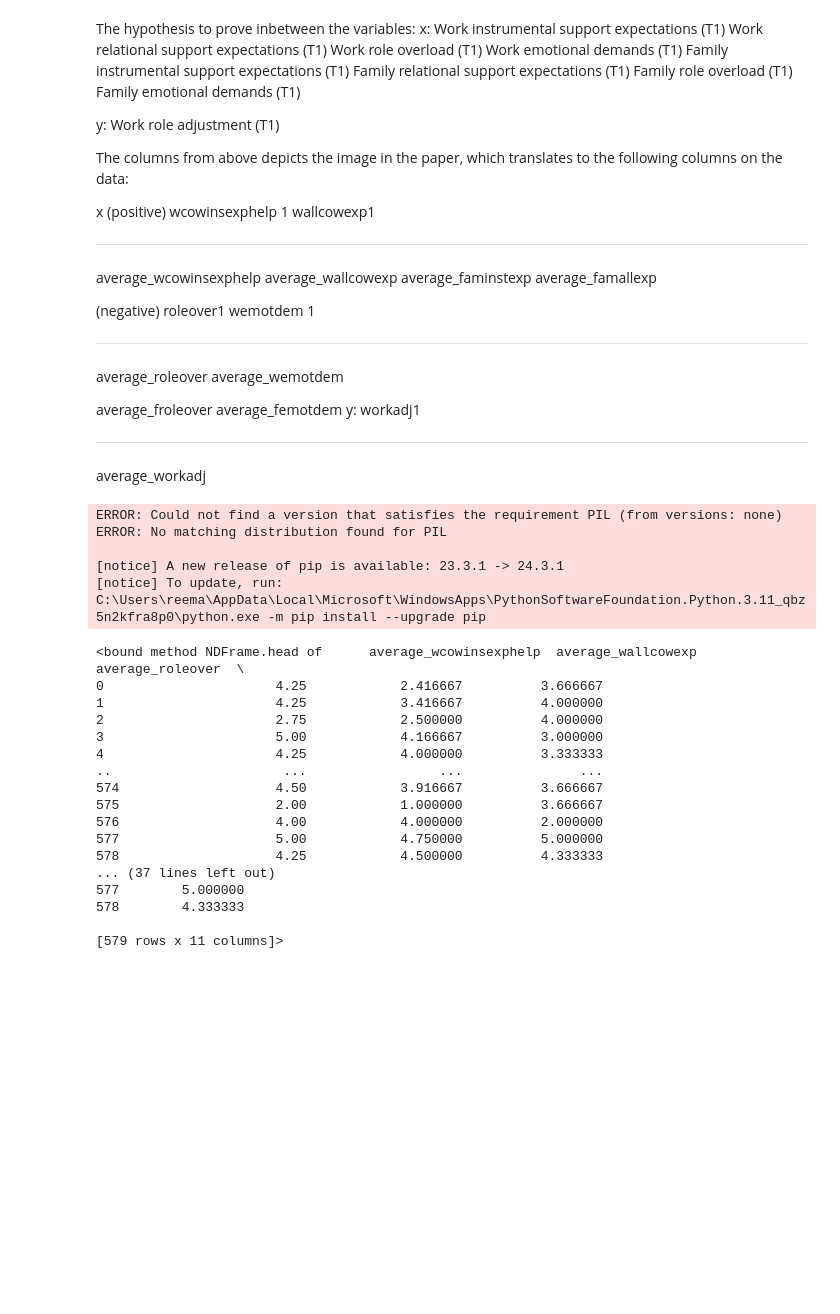
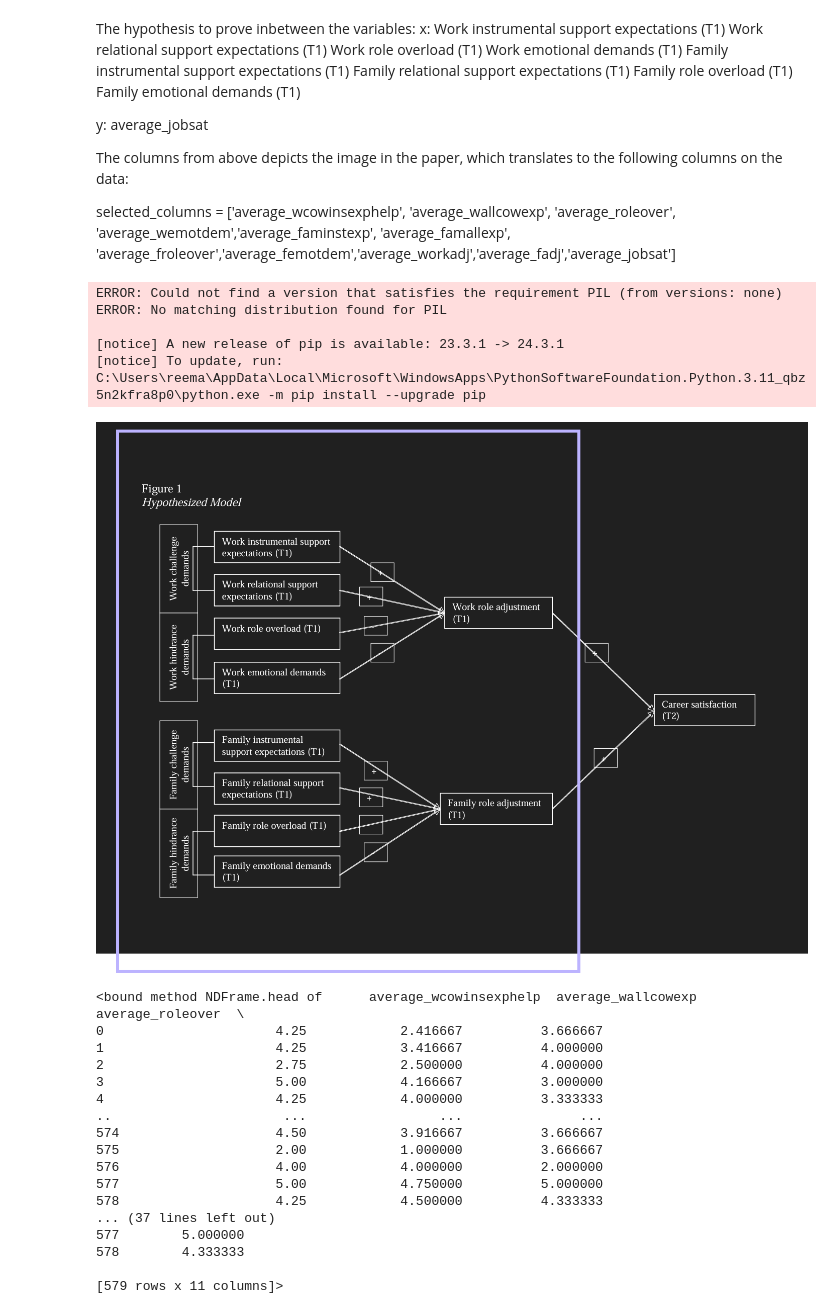
Before and after one commit to reema-dass26/Interdiciplinary_project_WU, a Jupyter notebook: source/updated_model_3_model2.ipynb, the cells around one changed output. Drawn from its saved outputs; the diff is of its cells as text; code cells hidden in the pictures; blank space fills up the shorter version.

```diff
--- a/source/updated_model_3_model2.ipynb
+++ b/source/updated_model_3_model2.ipynb
@@ -11,34 +11,11 @@ Family role overload (T1)
 Family emotional demands (T1)
 
 y:
-Work role adjustment (T1)
+average_jobsat
 
 The columns from above depicts the image in the paper, which translates to the following columns on the data:
 
-x
-(positive)
-wcowinsexphelp 1
-wallcowexp1
-____________
-average_wcowinsexphelp
-average_wallcowexp
-average_faminstexp
-average_famallexp
-
-
-(negative)
-roleover1
-wemotdem 1
-___________
-average_roleover
-average_wemotdem
-
-average_froleover
-average_femotdem
-y:
-workadj1
-________
-average_workadj
+selected_columns = ['average_wcowinsexphelp', 'average_wallcowexp', 'average_roleover', 'average_wemotdem','average_faminstexp', 'average_famallexp', 'average_froleover','average_femotdem','average_workadj','average_fadj','average_jobsat']
 # %%
 !pip install PIL
 # %% [output]
@@ -48,11 +25,13 @@ ERROR: No matching distribution found for PIL
 [notice] A new release of pip is available: 23.3.1 -> 24.3.1
 [notice] To update, run: C:\Users\reema\AppData\Local\Microsoft\WindowsApps\PythonSoftwareFoundation.Python.3.11_qbz5n2kfra8p0\python.exe -m pip install --upgrade pip
 # %%
-# from IPython.display import Image, display
+from IPython.display import Image, display
 
-# # Display an image
-# image_path = "../image1.png"
-# display(Image(filename=image_path))
+# Display an image
+image_path = "../image_3_1.png"
+display(Image(filename=image_path))
+# %% [output]
+[figure, added]
 # %%
 import pandas as pd
 import numpy as np
```
Also changed, not shown: parts of 10 cells of this notebook, 4 other files.
